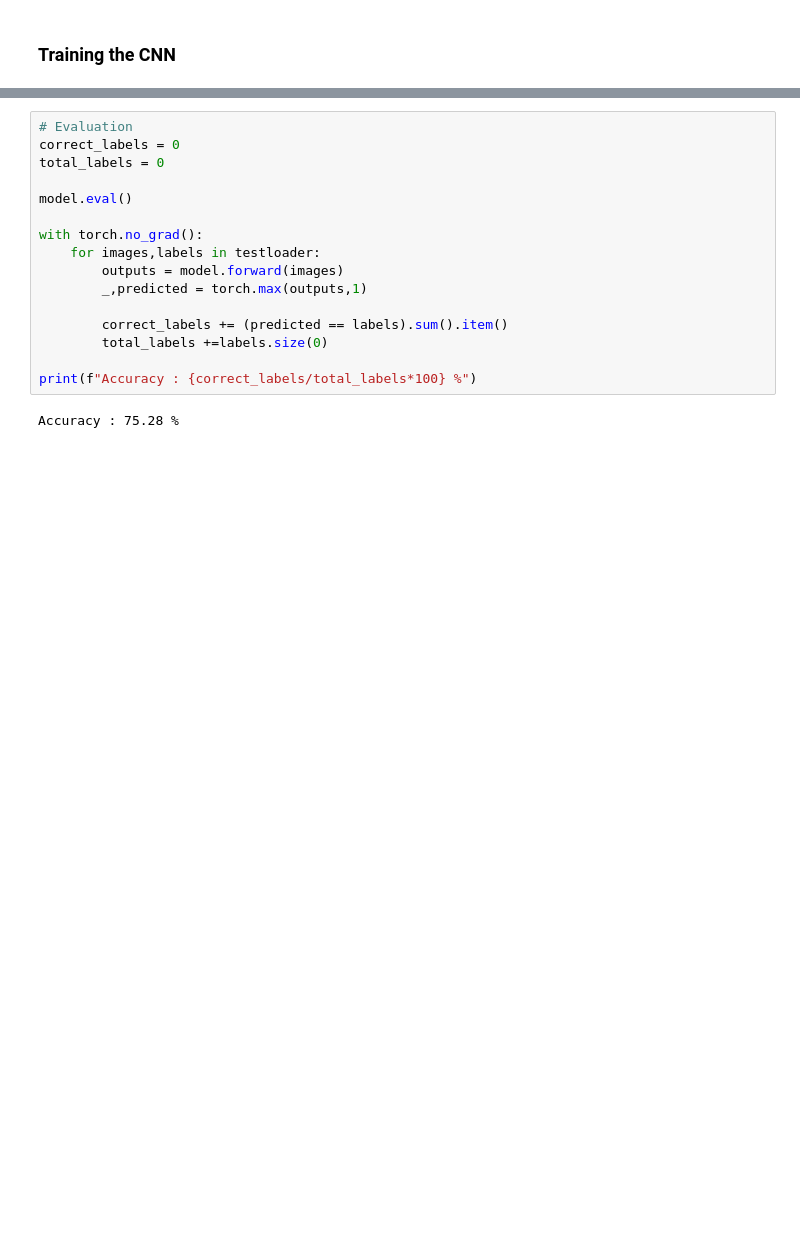
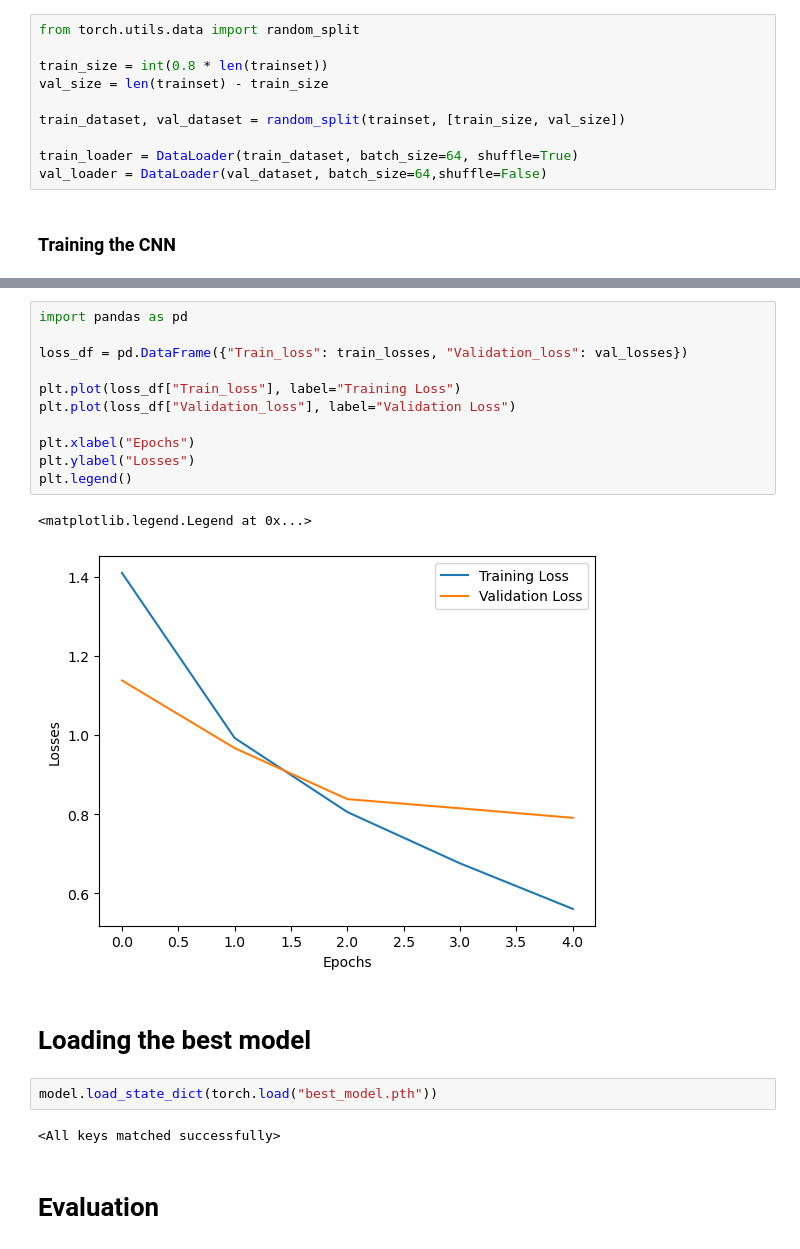
Before and after one commit to thanoj-18/DeepLearning_, a Jupyter notebook: CNN/CIFAR_10/cifar10.ipynb, the cells around one changed output, grey strips where cells are left out. Drawn from its saved outputs; the diff is of its cells as text; blank space fills up the shorter version.

```diff
--- a/CNN/CIFAR_10/cifar10.ipynb
+++ b/CNN/CIFAR_10/cifar10.ipynb
@@ -67,6 +84,16 @@ model = CNN()
 # %%
 criterion = nn.CrossEntropyLoss()
 optimizer = optim.Adam(model.parameters())
+# %%
+from torch.utils.data import random_split
+
+train_size = int(0.8 * len(trainset))
+val_size = len(trainset) - train_size
+
+train_dataset, val_dataset = random_split(trainset, [train_size, val_size])
+
+train_loader = DataLoader(train_dataset, batch_size=64, shuffle=True)
+val_loader = DataLoader(val_dataset, batch_size=64,shuffle=False)
 # %% [markdown]
 ### Training the CNN
 # %%
@@ -101,18 +161,22 @@ epoch = 10/10 & loss = 0.11732121814837884
 # %%
-# Evaluation
-correct_labels = 0
-total_labels = 0
+import pandas as pd
 
-model.eval()
+loss_df = pd.DataFrame({"Train_loss": train_losses, "Validation_loss": val_losses})
 
-with torch.no_grad():
-    for images,labels in testloader:
-        outputs = model.forward(images)
-        _,predicted = torch.max(outputs,1)
+plt.plot(loss_df["Train_loss"], label="Training Loss")
+plt.plot(loss_df["Validation_loss"], label="Validation Loss")
 
-        correct_labels += (predicted == labels).sum().item()
-        total_labels +=labels.size(0)
-
-print(f"Accuracy : {correct_labels/total_labels*100} %")
+plt.xlabel("Epochs")
+plt.ylabel("Losses")
+plt.legend()
 # %% [output]
-Accuracy : 75.28 %
+<matplotlib.legend.Legend at 0x...>
+[figure, added]
+# %% [markdown]
+# Loading the best model
+# %%
+model.load_state_dict(torch.load("best_model.pth"))
+# %% [output]
+<All keys matched successfully>
+# %% [markdown]
+# Evaluation
```
Also changed, not shown: parts of 5 cells of this notebook, 1 other file.
